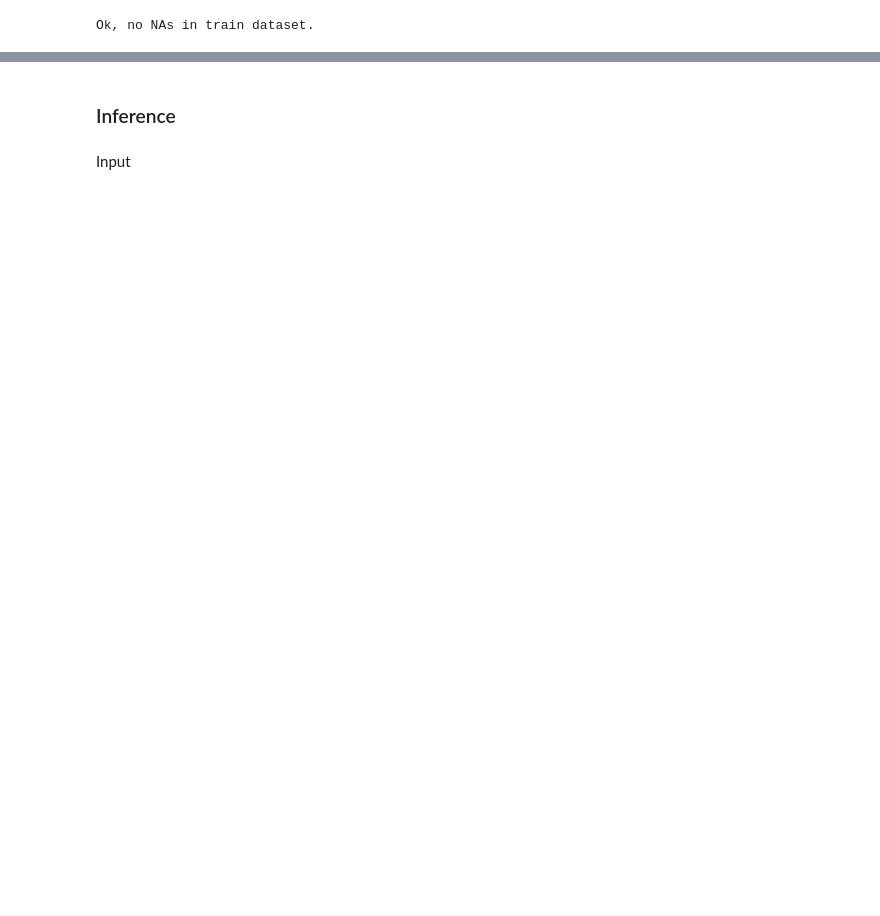
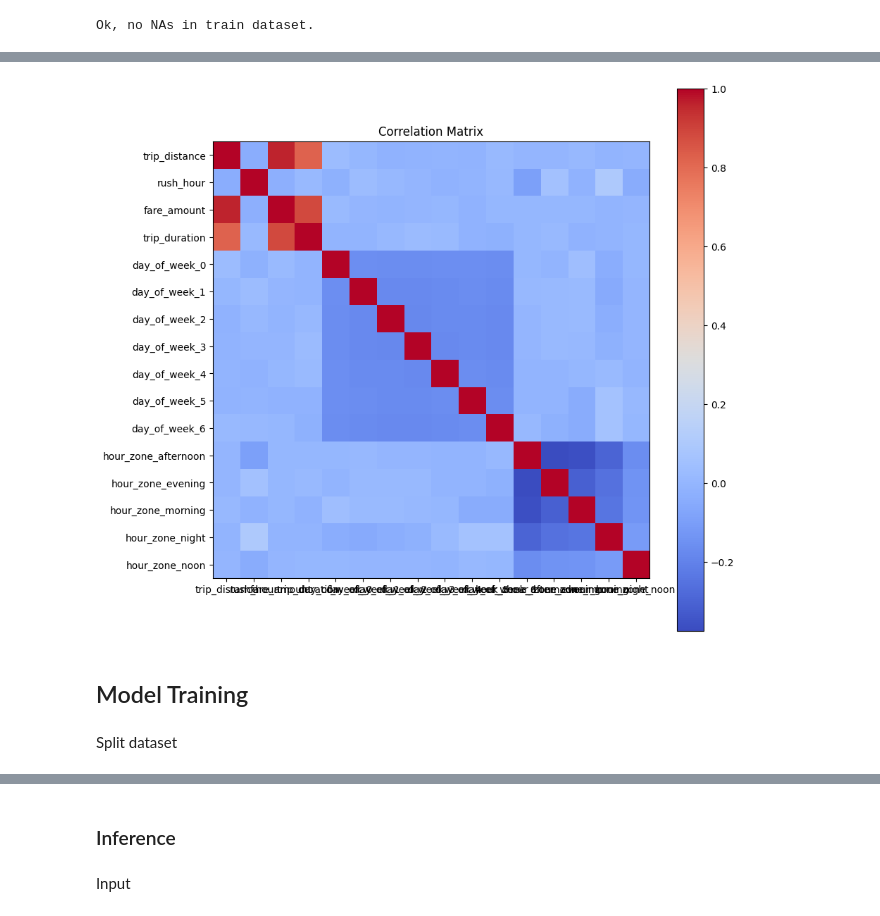
Before and after one commit to xtianhb/nyc_taxi_ml, a Jupyter notebook: model/model_train.ipynb, the cells around one changed output, grey strips where cells are left out. Cells and saved outputs as stored; diff of their text form; code cells hidden in the pictures; blank space fills up the shorter version.

Commit message:
improve model

```diff
--- a/model/model_train.ipynb
+++ b/model/model_train.ipynb
@@ -81 +106,14 @@ train_dataset.describe()
+# %%
+correlation_matrix = train_dataset.corr()
+plt.figure(figsize=(10, 10))  # Adjust the figure size as needed
+plt.imshow(correlation_matrix, cmap='coolwarm', interpolation='nearest')
+plt.colorbar()  # Add a colorbar to show the scale
+plt.title('Correlation Matrix')
+plt.xticks(ticks=range(len(correlation_matrix)), labels=correlation_matrix.columns)
+plt.yticks(ticks=range(len(correlation_matrix)), labels=correlation_matrix.columns)
+plt.show()
+# %% [output]
+[figure, added]
+# %% [markdown]
+## Model Training
 # %%
@@ -87,3 +125,5 @@ from sklearn.metrics import mean_squared_error, r2_score
+# %% [markdown]
+Split dataset
 # %%
 # Split features and targets
 X, y = preprocessing.split_dataset(train_dataset)
```
Also changed, not shown: parts of 24 cells of this notebook, 3 other files.
